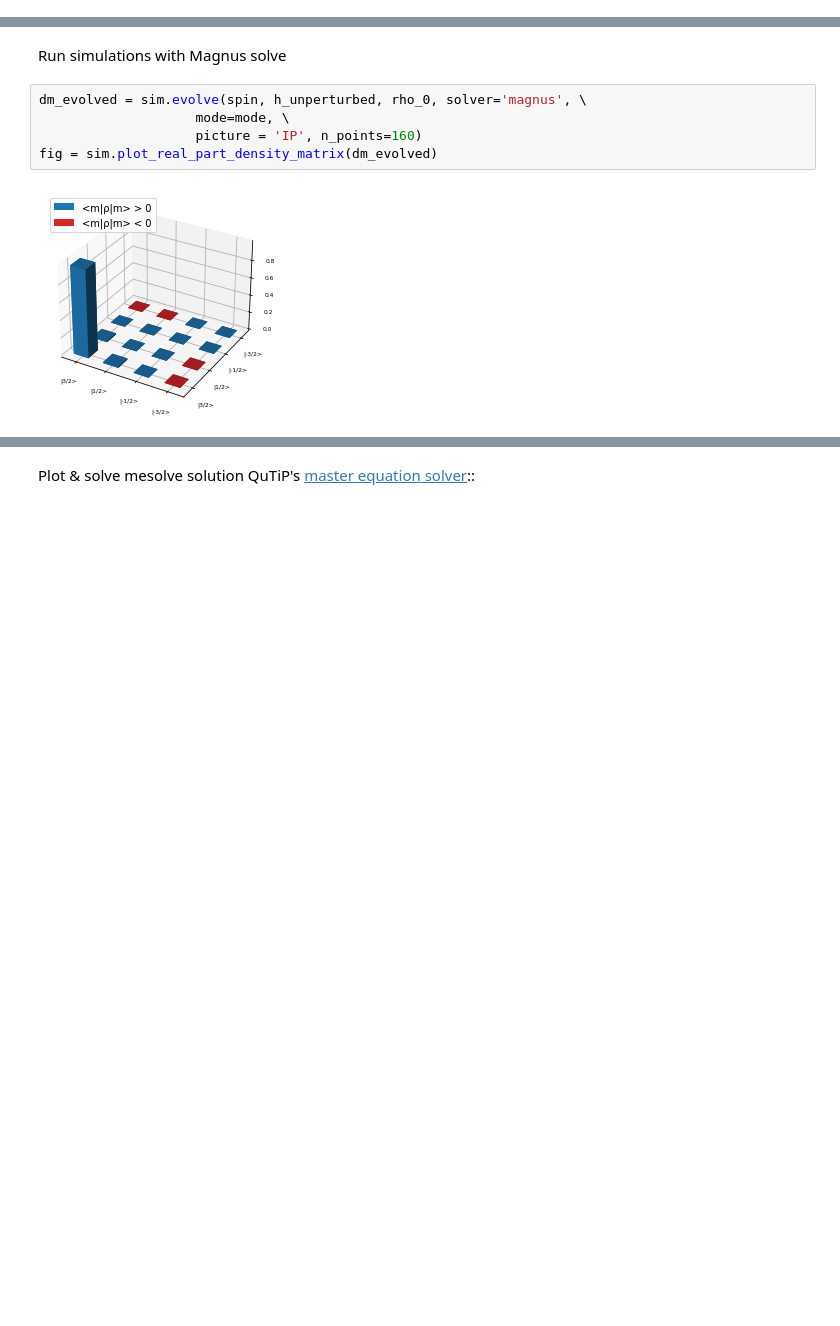
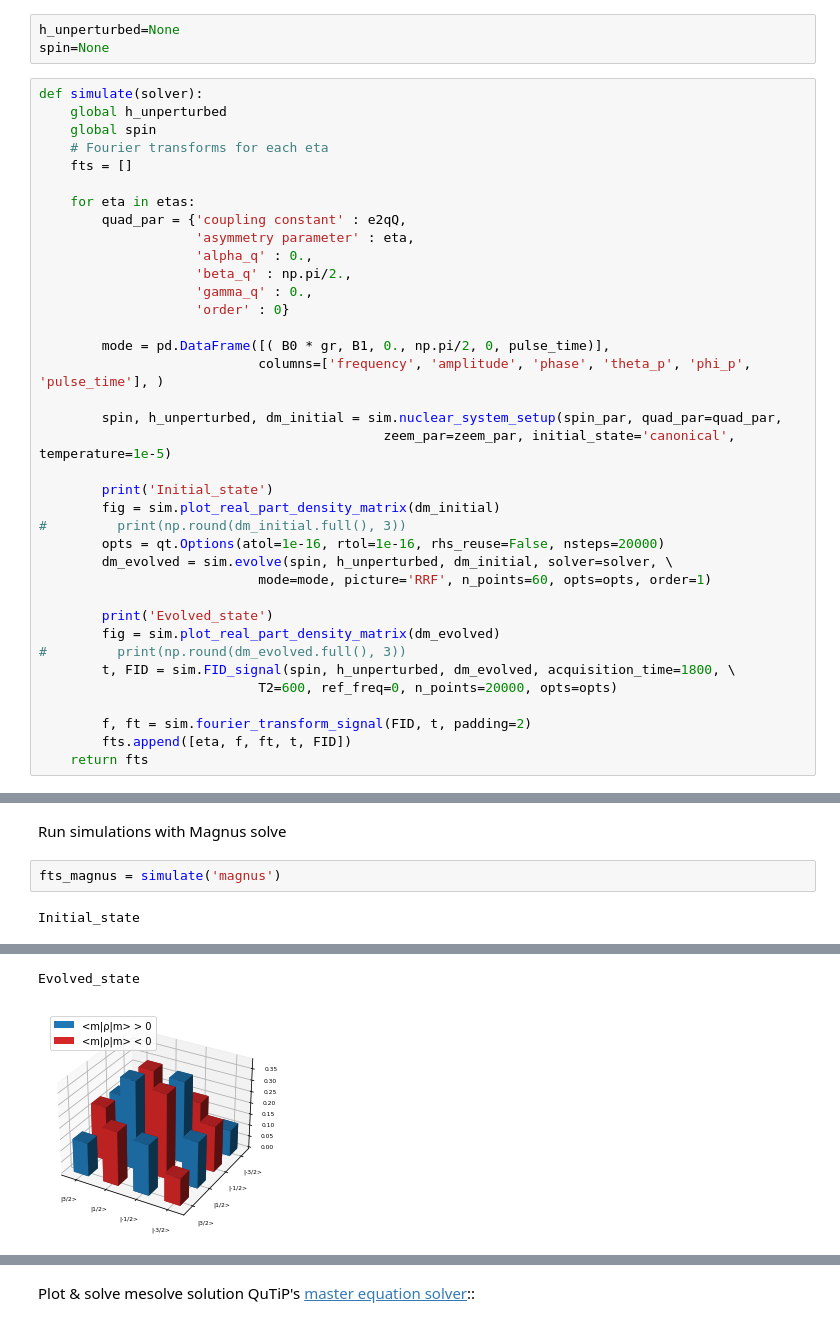
Before and after one commit to vemiBGH/PULSEE, a Jupyter notebook: demos/Quadrupolar_Coupling_Demo_PULSEE_3Solvers.ipynb, the cells around one changed output, grey strips where cells are left out. Cells and saved outputs as stored; diff of their text form; blank space fills up the shorter version.

```diff
--- a/demos/Quadrupolar_Coupling_Demo_PULSEE_3Solvers.ipynb
+++ b/demos/Quadrupolar_Coupling_Demo_PULSEE_3Solvers.ipynb
@@ -55,0 +38,40 @@ mode = pd.DataFrame([( B0 * GAMMA_2PIS[0], B1, 0., np.pi/2, 0, pulse_time)],
+# %%
+h_unperturbed=None
+spin=None
+# %%
+def simulate(solver):
+    global h_unperturbed
+    global spin
+    # Fourier transforms for each eta
+    fts = []
+
+    for eta in etas:
+        quad_par = {'coupling constant' : e2qQ,
+                    'asymmetry parameter' : eta,
+                    'alpha_q' : 0.,
+                    'beta_q' : np.pi/2.,
+                    'gamma_q' : 0.,
+                    'order' : 0}
+
+        mode = pd.DataFrame([( B0 * gr, B1, 0., np.pi/2, 0, pulse_time)],
+                            columns=['frequency', 'amplitude', 'phase', 'theta_p', 'phi_p', 'pulse_time'], )
+
+        spin, h_unperturbed, dm_initial = sim.nuclear_system_setup(spin_par, quad_par=quad_par,
+                                            zeem_par=zeem_par, initial_state='canonical', temperature=1e-5)
+
+        print('Initial_state')
+        fig = sim.plot_real_part_density_matrix(dm_initial)
+#         print(np.round(dm_initial.full(), 3))
+        opts = qt.Options(atol=1e-16, rtol=1e-16, rhs_reuse=False, nsteps=20000)
+        dm_evolved = sim.evolve(spin, h_unperturbed, dm_initial, solver=solver, \
+                            mode=mode, picture='RRF', n_points=60, opts=opts, order=1)
+
+        print('Evolved_state')
+        fig = sim.plot_real_part_density_matrix(dm_evolved)
+#         print(np.round(dm_evolved.full(), 3))
+        t, FID = sim.FID_signal(spin, h_unperturbed, dm_evolved, acquisition_time=1800, \
+                            T2=600, ref_freq=0, n_points=20000, opts=opts)
+
+        f, ft = sim.fourier_transform_signal(FID, t, padding=2)
+        fts.append([eta, f, ft, t, FID])
+    return fts
@@ -57,10 +82,7 @@ mode = pd.DataFrame([( B0 * GAMMA_2PIS[0], B1, 0., np.pi/2, 0, pulse_time)],
 # Plots
 # %% [markdown]
 Run simulations with Magnus solve
-# %%
-dm_evolved = sim.evolve(spin, h_unperturbed, rho_0, solver='magnus', \
-                    mode=mode, \
-                    picture = 'IP', n_points=160)
-fig = sim.plot_real_part_density_matrix(dm_evolved)
-# %% [output]
-[figure, removed]
+# %%
+fts_magnus = simulate('magnus')
+# %% [output]
+Initial_state
@@ -66,0 +90,2 @@ fig = sim.plot_real_part_density_matrix(dm_evolved)
+Evolved_state
+[figure, added]
```
Also changed, not shown: parts of 24 cells of this notebook.
